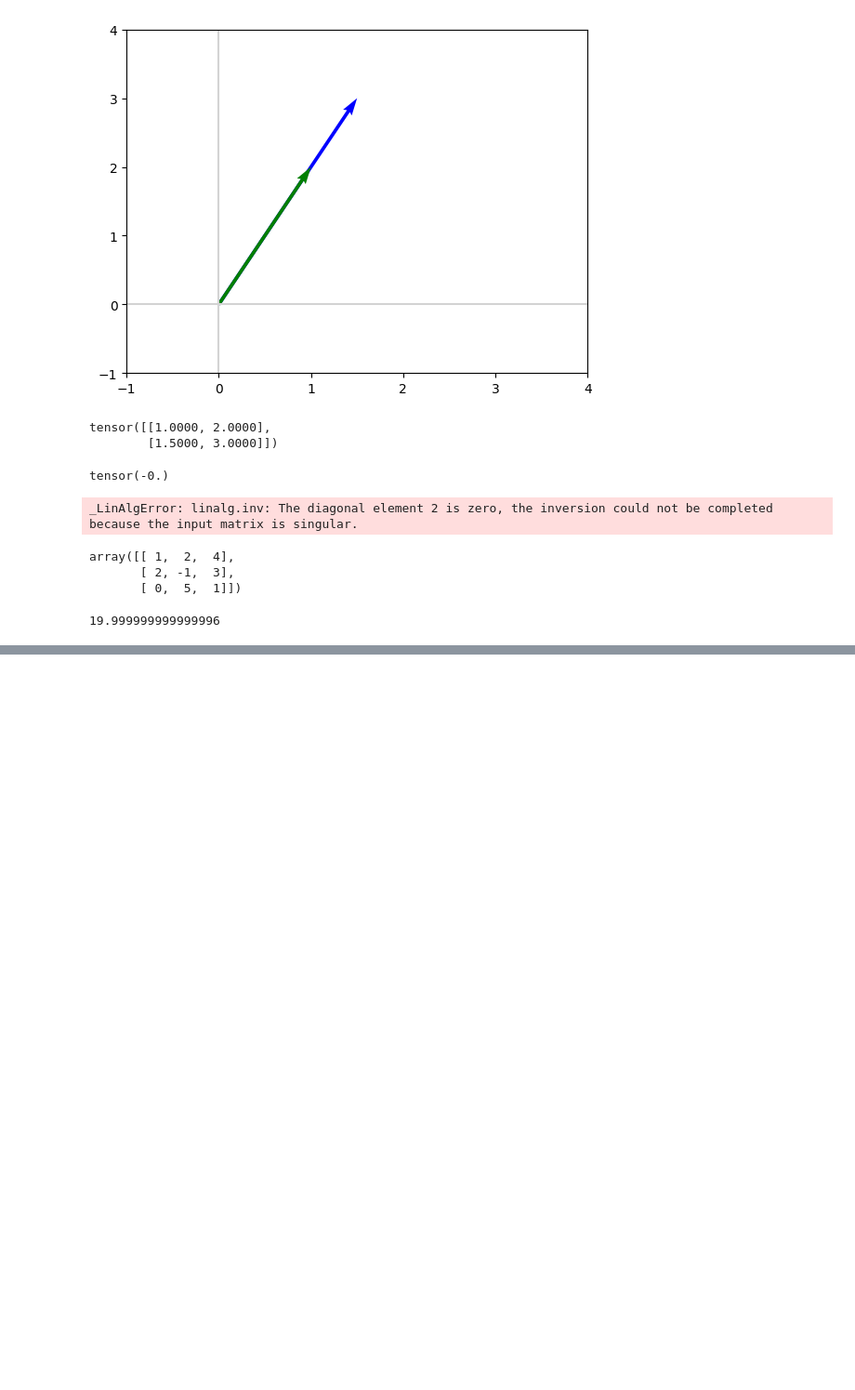
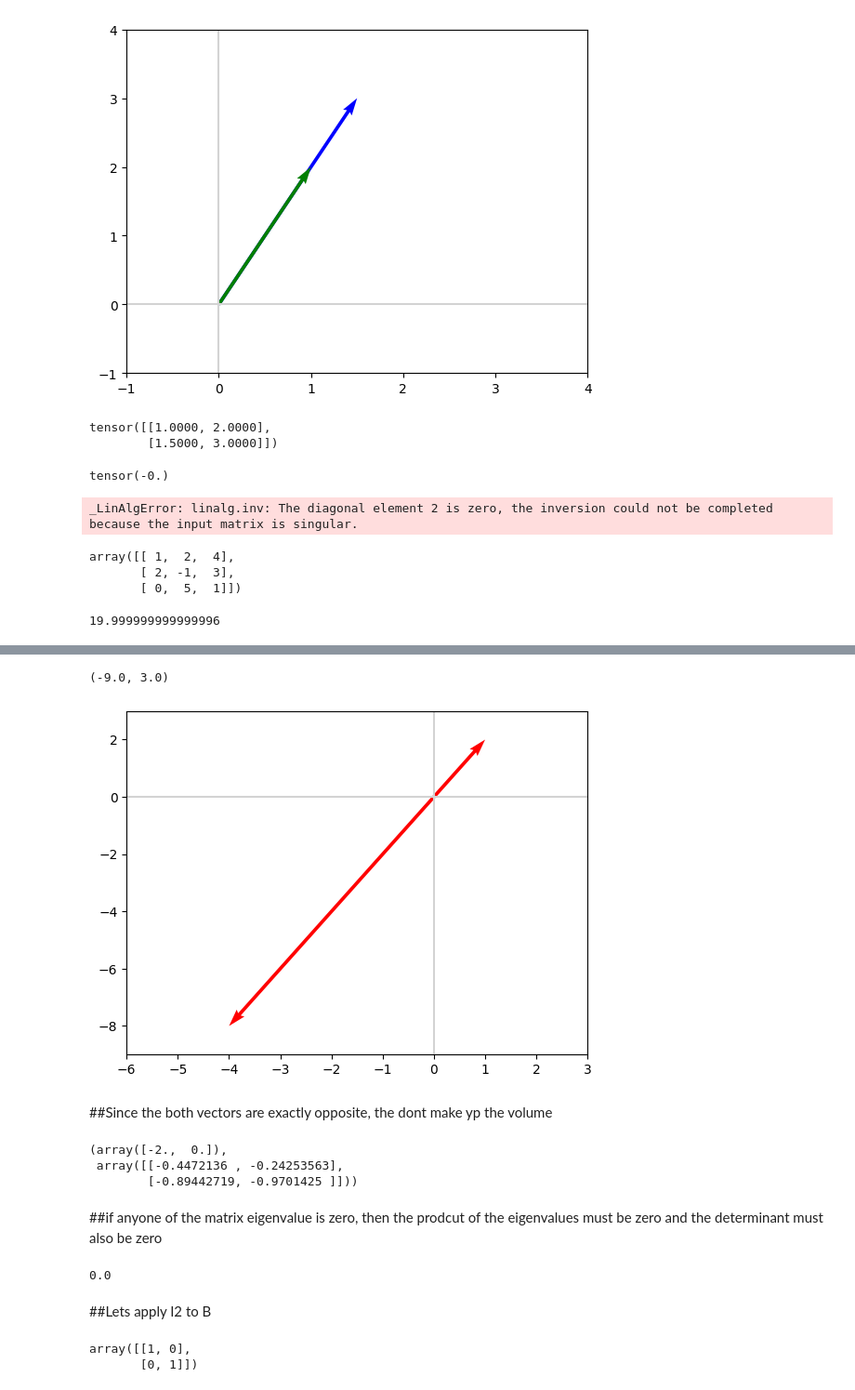
Before and after one commit to fakhar-iqbal/Machine_Learning_Fundamentals, a Jupyter notebook: LinearAlgebra_II.ipynb, the cells around one changed output, grey strips where cells are left out. Shown: that part at 93% size. Saved outputs shown, nothing was run; the diff lists cells and outputs as text; code cells hidden in the pictures; blank space fills up the shorter version.

```diff
--- a/LinearAlgebra_II.ipynb
+++ b/LinearAlgebra_II.ipynb
@@ -433,0 +474,4 @@ np.linalg.det(A)
+# %%
+# lets start applying matrices to B
+
+A = np.array([[-4,1],[-8,2]])
@@ -433,0 +488,30 @@ np.linalg.det(A)
+# %%
+plot_vectors([vectorfy(NB,0),vectorfy(NB,1)],['red','red'])
+plt.xlim(-6,3)
+plt.ylim(-9,3)
+# %% [output]
+(-9.0, 3.0)
+[figure, added]
+# %% [markdown]
+##Since the both vectors are exactly opposite, the dont make yp the volume
+# %%
+L,V = np.linalg.eig(NB)
+L,V
+# %% [output]
+(array([-2.,  0.]),
+ array([[-0.4472136 , -0.24253563],
+        [-0.89442719, -0.9701425 ]]))
+# %% [markdown]
+##if anyone of the matrix eigenvalue is zero, then the prodcut of the eigenvalues must be zero and the determinant must also be zero
+# %%
+np.linalg.det(NB)
+# %% [output]
+0.0
+# %% [markdown]
+##Lets apply I2 to B
+# %%
+I = np.array([[1,0],[0,1]])
+I
+# %% [output]
+array([[1, 0],
+       [0, 1]])
```
Also changed, not shown: parts of 24 cells of this notebook.
